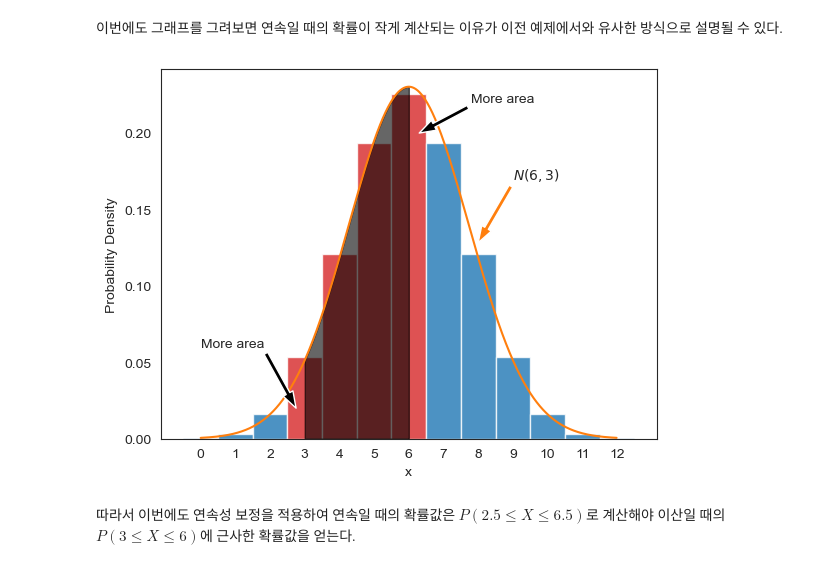
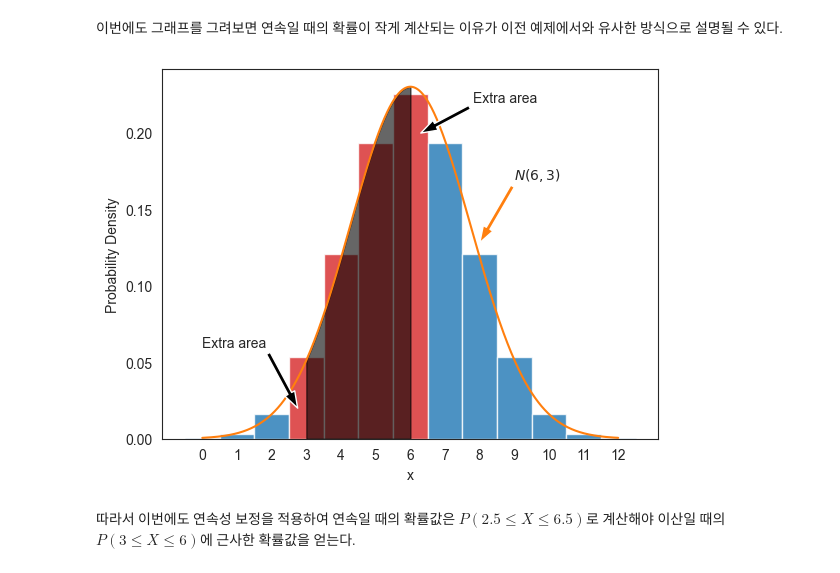
Before and after one commit to codingalzi/DataSci, a Jupyter notebook: jupyter-book/_build/jupyter_execute/normal_distribution.ipynb, the cells around one changed output. Saved outputs shown, nothing was run; the diff lists cells and outputs as text; code cells hidden in the pictures.

```diff
--- a/jupyter-book/_build/jupyter_execute/normal_distribution.ipynb
+++ b/jupyter-book/_build/jupyter_execute/normal_distribution.ipynb
@@ -1122,32 +1122,32 @@ F_gaussian(6, 6, np.sqrt(3)) - F_gaussian(3, 6, np.sqrt(3))
 # %%
 fig, ax = plt.subplots(1, 1)
 
 # 이항분포 확률 질량 함수 그래프
 x1 = range(13)
 bar_colors = ['tab:blue']*3 + ['tab:red']*4 + ['tab:blue']*6
 z = ax.bar(x1, X_12.pmf(x1), color=bar_colors, width=1., alpha=.8)
 
 # 정규분포 확률 밀도 함수 그래프
 x2 = np.arange(0, 12, 0.01)
 ax.plot(x2, f_gaussian(x2, 6, np.sqrt(3)), color='tab:orange')
 ax.fill_between(x2, f_gaussian(x2, 6, np.sqrt(3)), where=(x2 >= 3) & (x2 <= 6), color='black', alpha=0.6)
 
-ax.annotate('More area', xy=(2.75, 0.02), xytext=(0., 0.06),
+ax.annotate('Extra area', xy=(2.75, 0.02), xytext=(0., 0.06),
             arrowprops={'facecolor':'k', 'width':3, 'headwidth':8})
-ax.annotate('More area', xy=(6.3, 0.2), xytext=(7.8, 0.22),
+ax.annotate('Extra area', xy=(6.3, 0.2), xytext=(7.8, 0.22),
             arrowprops={'facecolor':'k', 'width':3, 'headwidth':8})
 
 # ax.hlines(0.23, 5.5, 6, color='gray', linestyle='solid', linewidth=3)
 ax.annotate(r'$N(6, 3)$', xy=(8., f_gaussian(8, 6, np.sqrt(3))+.01), xytext=(9, 0.17),
             arrowprops={'facecolor':'tab:orange', 'width':3, 'headwidth':8})
 
 ax.set_xticks(range(0, 13))
 ax.set_xlabel('x')
 ax.set_ylabel('Probability Density')
 
 plt.show()
 # %% [output]
-[figure, old version]
+[figure, new version]
 # %% [markdown]
 따라서 이번에도 연속성 보정을 적용하여
 연속일 때의 확률값은 $P(2.5 \leq X \leq 6.5)$로 계산해야
```
Also changed, not shown: parts of 28 cells of this notebook, 48 other files.
